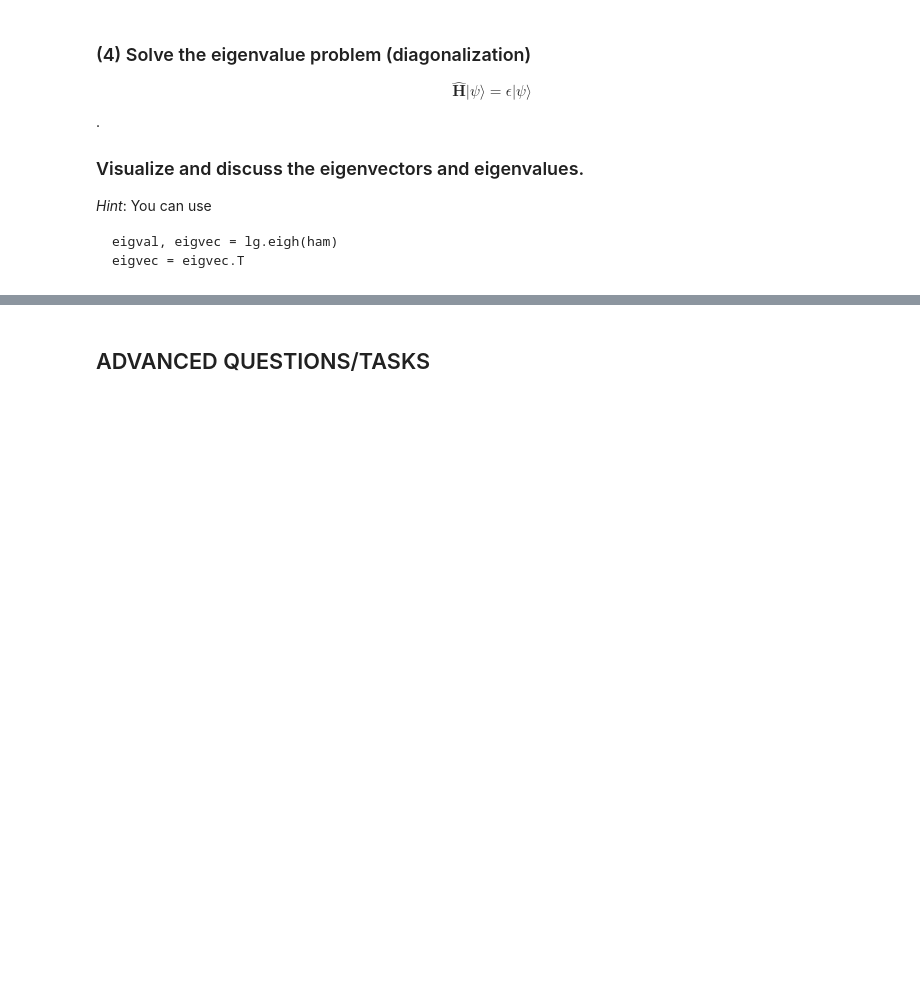
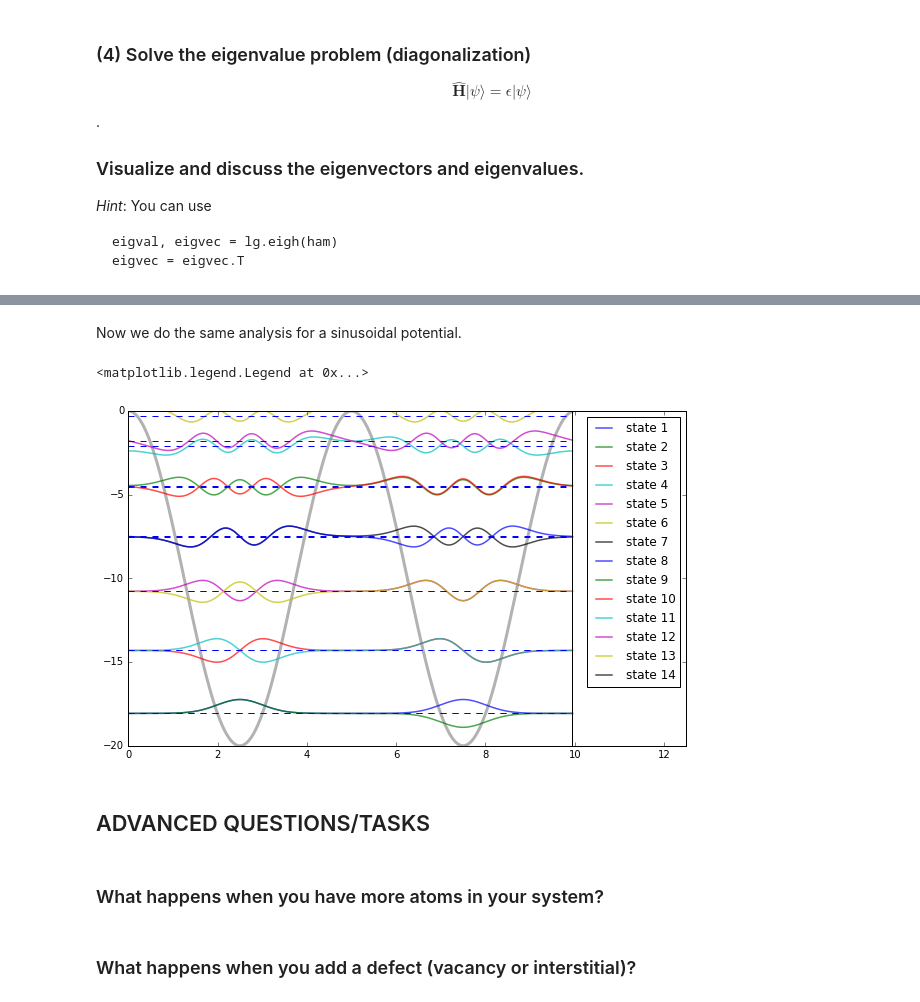
Before and after one commit to gpleyson/mpie_python_course_2016, a Jupyter notebook: python_notebooks/solution_2_Hamiltonian_matrix_for_1D_Schreodinger_equation.ipynb, the cells around one changed output, grey strips where cells are left out. Cells and saved outputs as stored; diff of their text form; code cells hidden in the pictures; blank space fills up the shorter version.

```diff
--- a/python_notebooks/solution_2_Hamiltonian_matrix_for_1D_Schreodinger_equation.ipynb
+++ b/python_notebooks/solution_2_Hamiltonian_matrix_for_1D_Schreodinger_equation.ipynb
@@ -163,2 +169,47 @@ plt.legend(loc=1)
+# %% [markdown]
+Now we do the same analysis for a sinusoidal potential.
+# %%
+# Define potential
+natoms = 2
+Vscale = 20
+period = xLength / natoms
+fxn_pot = Vscale * (np.cos(2*np.pi*xvar/period)-1.) / 2.
+potential = np.eye(nmesh) * fxn_pot
+
+# calculate hamiltonian
+hamiltonian = -laplace/2. + potential
+
+# calculate eigenvalues and eigenvectors
+eigval, eigvec = lg.eigh(hamiltonian)
+eigvec = eigvec.T
+
+# plot results
+nstates = 7*natoms
+scale = 5
+padding = 2.5
+
+ymin = min(fxn_pot)
+ymax = -0.
+
+plt.figure(figsize=(10, 6))
+
+plt.plot(xvar, fxn_pot, '-k', lw=3, alpha=0.3)
+for ii in xrange(nstates):
+    plt.plot(xvar, scale*eigvec[ii] + eigval[ii]*np.ones(nmesh),
+            lw=1.5, alpha=0.7, label='state '+str(ii+1))
+    plt.plot(xvar, eigval[ii]*np.ones(nmesh), '--b', lw=1.)
+
+plt.plot(np.ones(2)*(xLength-dx), [ymin, ymax], 'k')
+
+plt.xlim([0, xLength + padding])
+plt.ylim([ymin, ymax])
+plt.legend(loc=1)
+# %% [output]
+<matplotlib.legend.Legend at 0x...>
+[figure, added]
 # %% [markdown]
 ## ADVANCED QUESTIONS/TASKS
+# %% [markdown]
+### What happens when you have more atoms in your system?
+# %% [markdown]
+### What happens when you add a defect (vacancy or interstitial)?
```
Also changed, not shown: parts of 2 cells of this notebook, 4 other files.
